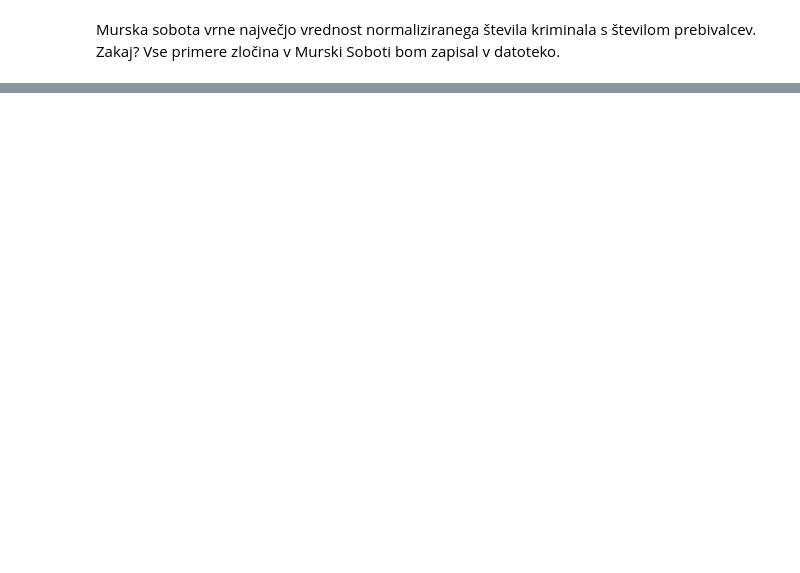
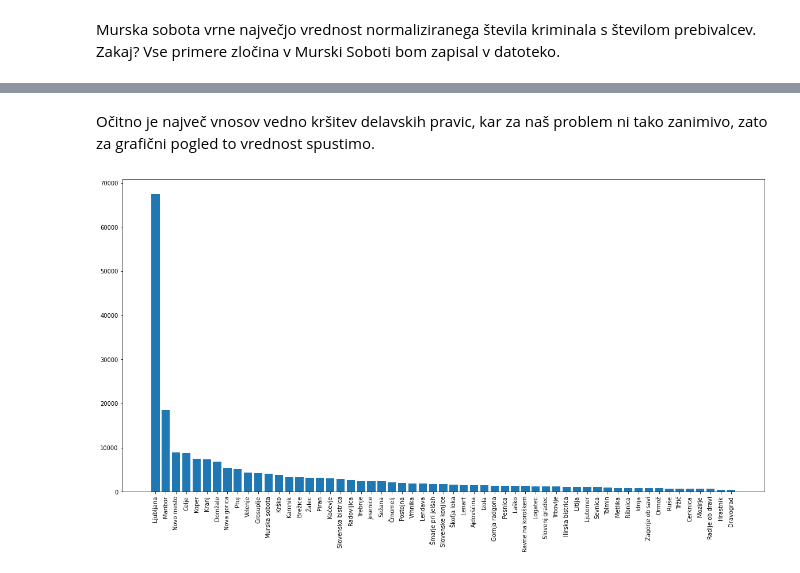
Before and after one commit to zrezke/PR21mlfjis, a Jupyter notebook: data_processing/ml_varnost_posameznih_obcin.ipynb, the cells around one changed output, grey strips where cells are left out. Saved outputs shown, nothing was run; the diff lists cells and outputs as text; code cells hidden in the pictures; blank space fills up the shorter version.

```diff
--- a/data_processing/ml_varnost_posameznih_obcin.ipynb
+++ b/data_processing/ml_varnost_posameznih_obcin.ipynb
@@ -164,0 +191,7 @@ with open('../data/kd18192021_gornja_ragdona.csv', 'w', encoding="utf-8") as csv
+# %%
+pravice_gornja_radgona = np.array([i for i in main_data_gornja_radgona if str.upper(i[7].split('-')[-1]) == 'KRŠITEV TEMELJNIH PRAVIC DELAVCEV'])
+
+
+for i in main_data_gornja_radgona:
+    if (str.strip(str.upper(i[6].split('-')[-1])) == 'KRŠITEV TEMELJNIH PRAVIC DELAVCEV'):
+        print(i)
@@ -164,0 +216,22 @@ with open('../data/kd18192021_gornja_ragdona.csv', 'w', encoding="utf-8") as csv
+# %% [markdown]
+Očitno je največ vnosov vedno kršitev delavskih pravic, kar za naš problem ni tako zanimivo, zato za grafični pogled to vrednost spustimo.
+# %%
+mask = np.ma.make_mask(np.array([str.strip(str.upper(i[6].split('-')[-1])) != 'KRŠITEV TEMELJNIH PRAVIC DELAVCEV' for i in main_data]))
+
+cities, counts = np.unique(main_data[mask, 19], return_counts=True)
+
+# count number of occurences of each value in column
+dict_cityId_crimeCount_noKDelavcev = dict((dict_city_id[str.lower(cities[i])], counts[i]) for i in range(len(cities)) if str.lower(cities[i]) in dict_city_id.keys())
+
+y_axis = np.array([str.capitalize(dict_id_city[cityId]) for cityId in dict_cityId_crimeCount_noKDelavcev.keys()])
+x_axis = np.array([dict_cityId_crimeCount_noKDelavcev[cityId] for cityId in dict_cityId_crimeCount_noKDelavcev.keys()])
+
+counts_argsort = np.argsort(x_axis)[::-1]
+
+# make graph of number of occurences of each value in column
+plt.figure(figsize=(20, 10))
+plt.xticks(rotation=90)
+plt.bar(y_axis[counts_argsort], x_axis[counts_argsort])
+plt.show()
+# %% [output]
+[figure, added]
```
Also changed, not shown: parts of 10 cells of this notebook, 2 other files.
